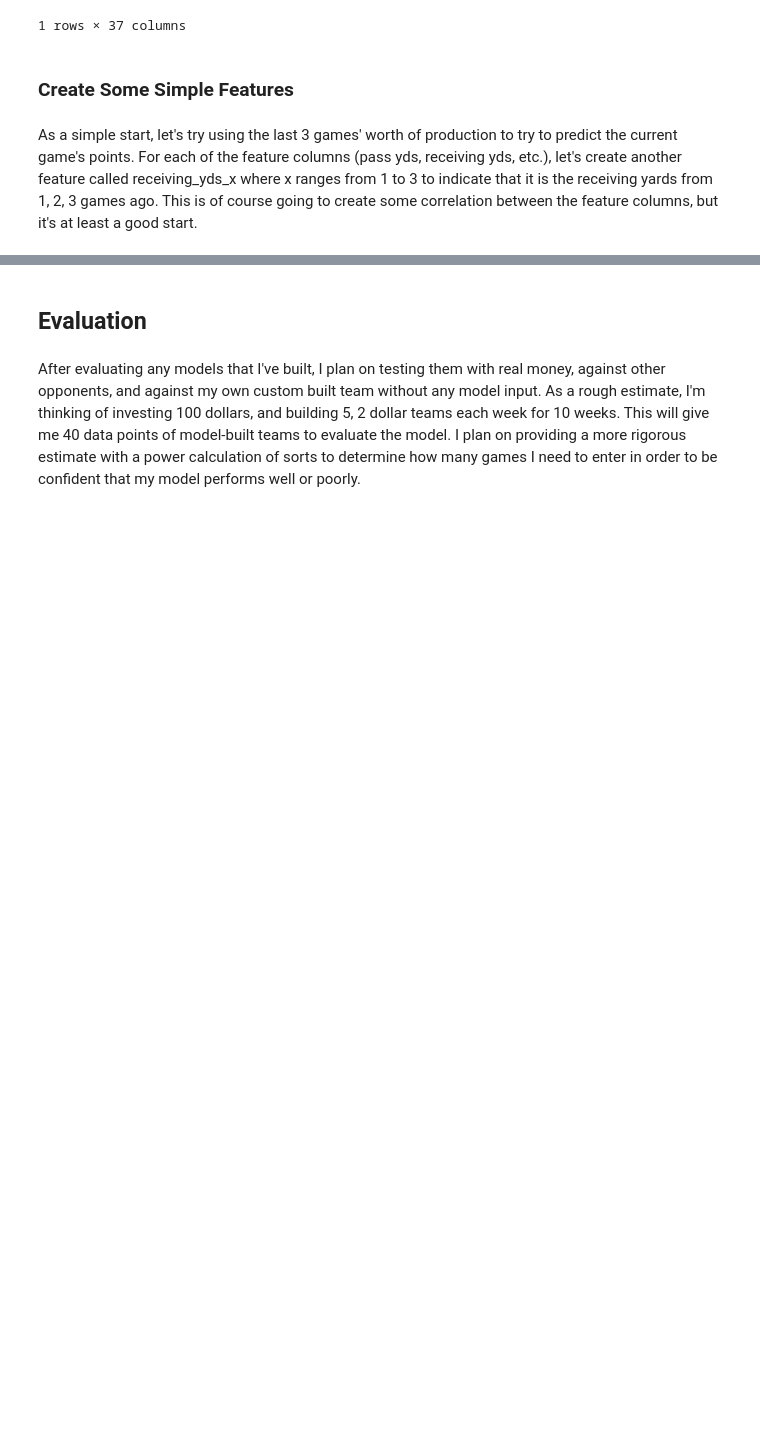
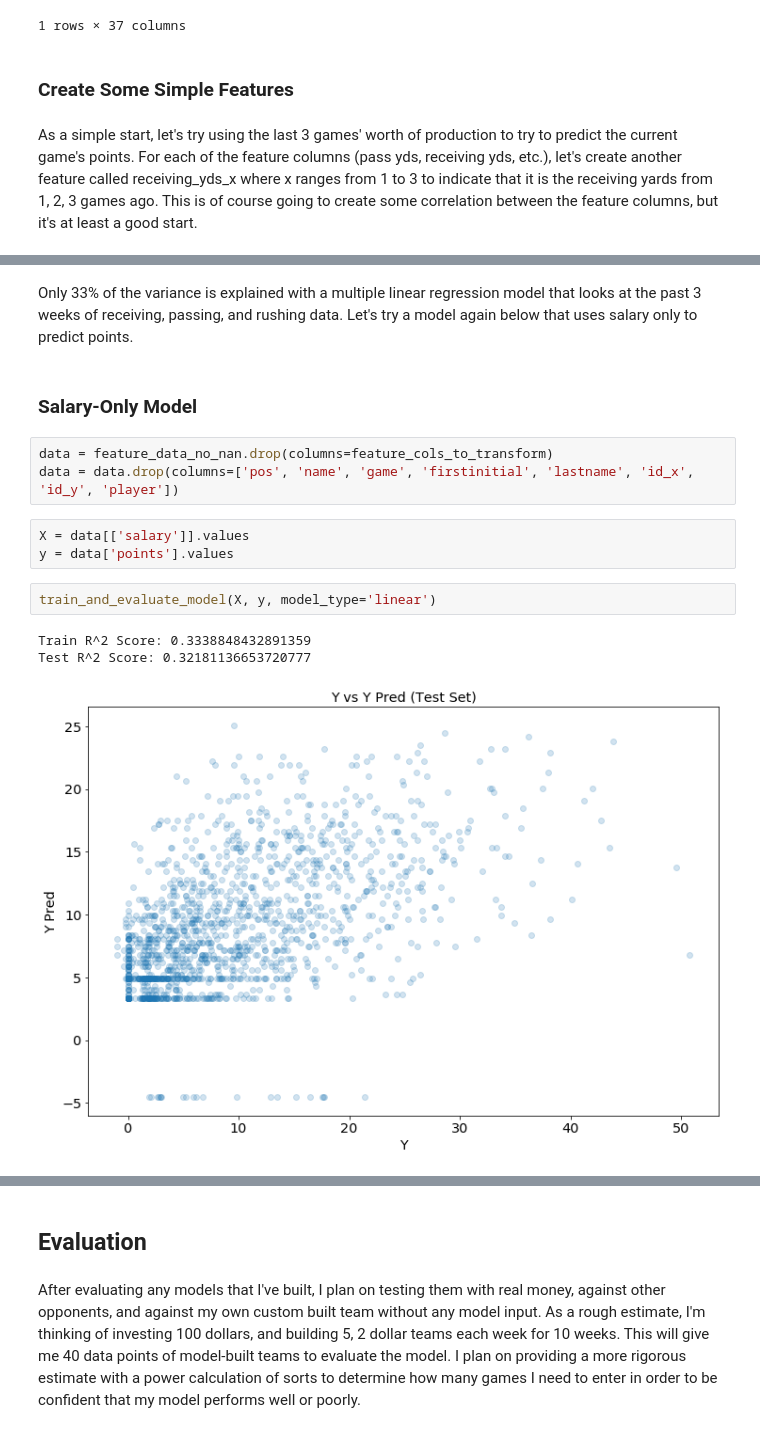
Before and after one commit to jeffbruce/daily-fantasy-modeling, a Jupyter notebook: draftkings_modeling.ipynb, the cells around one changed output, grey strips where cells are left out. Saved outputs shown, nothing was run; the diff lists cells and outputs as text; blank space fills up the shorter version.

```diff
--- a/draftkings_modeling.ipynb
+++ b/draftkings_modeling.ipynb
@@ -298,0 +398,16 @@ As a simple start, let's try using the last 3 games' worth of production to try
+# %% [markdown]
+Only 33% of the variance is explained with a multiple linear regression model that looks at the past 3 weeks of receiving, passing, and rushing data.  Let's try a model again below that uses salary only to predict points.
+# %% [markdown]
+### Salary-Only Model
+# %%
+data = feature_data_no_nan.drop(columns=feature_cols_to_transform)
+data = data.drop(columns=['pos', 'name', 'game', 'firstinitial', 'lastname', 'id_x', 'id_y', 'player'])
+# %%
+X = data[['salary']].values
+y = data['points'].values
+# %%
+train_and_evaluate_model(X, y, model_type='linear')
+# %% [output]
+Train R^2 Score: 0.3338848432891359
+Test R^2 Score: 0.32181136653720777
+[figure, added]
```
Also changed, not shown: parts of 39 cells of this notebook.
